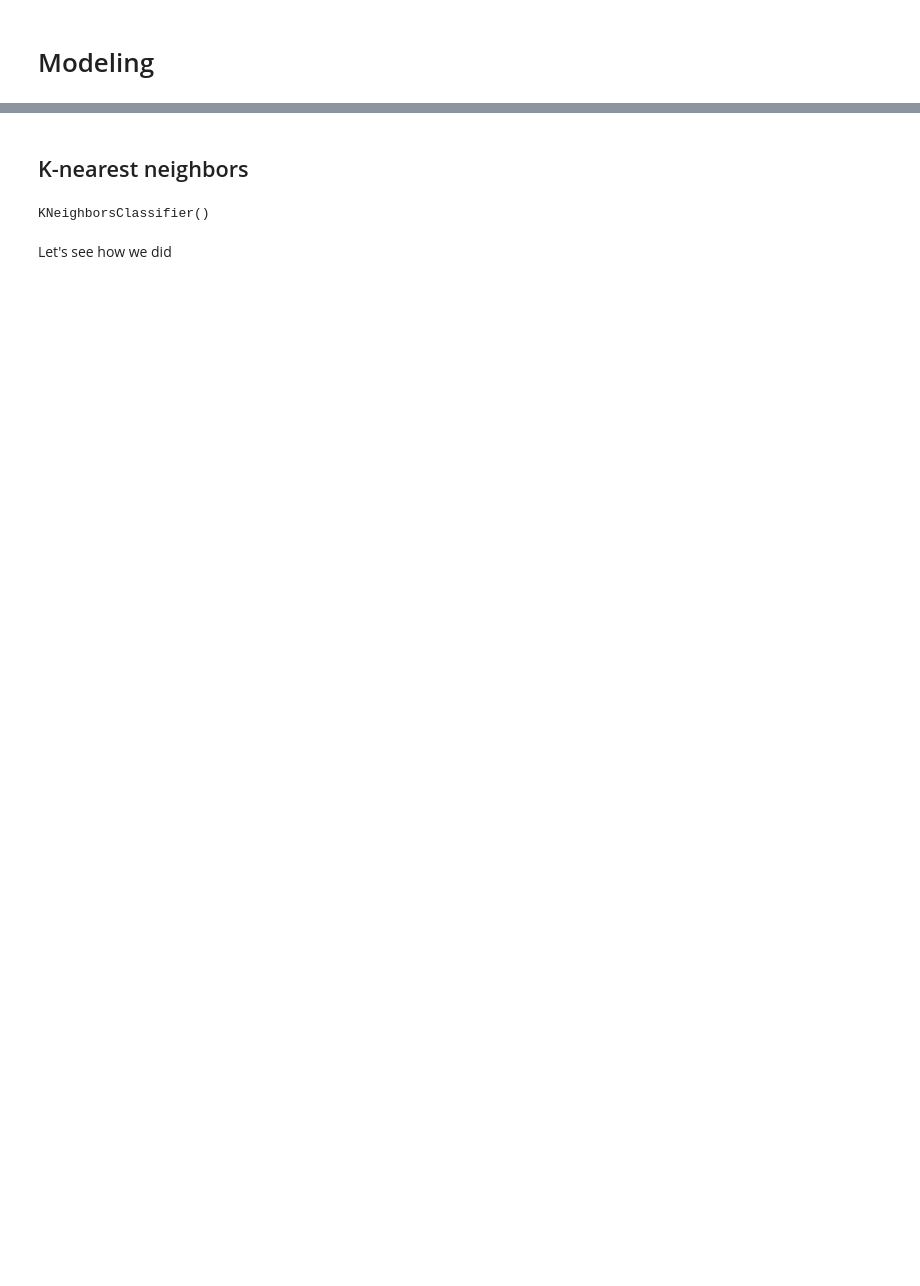
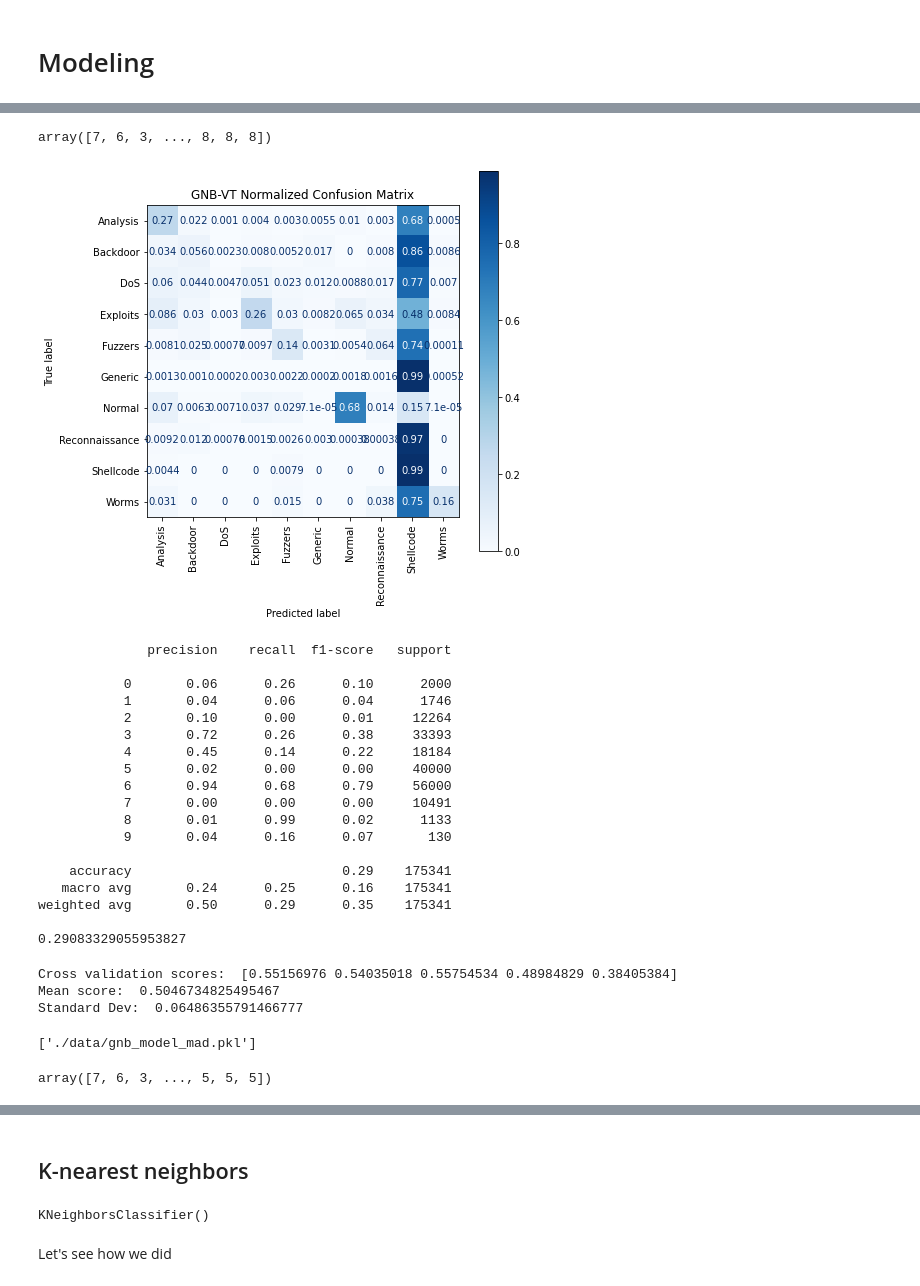
Before and after one commit to pvan1/DATA-606-Capstone, a Jupyter notebook: capstone-phase2.ipynb, the cells around one changed output, grey strips where cells are left out. Cells and saved outputs as stored; diff of their text form; code cells hidden in the pictures; blank space fills up the shorter version.

```diff
--- a/capstone-phase2.ipynb
+++ b/capstone-phase2.ipynb
@@ -140,0 +318,61 @@ def plt_norm_confmat(model, X, y, title, fname=None, labels=None):
+# %%
+#y_pred_gnb_vt = gnb_vt.predict(test_std_vt)
+y_pred_gnb_vt = cross_val_predict(gnb_vt, train_std_vt, y_train, cv=5)  # save the test set for final models
+y_pred_gnb_vt
+# %% [output]
+array([7, 6, 3, ..., 8, 8, 8])
+# %%
+# make sure to use y_train, not y_test since we're using cross_val_predict, not predicting on the test set
+con_mat_gnb_vt = confusion_matrix(y_train, y_pred_gnb_vt)
+#print(con_mat_gnb_vt)
+plt_norm_confmat(gnb_vt, train_std_vt, y_train, 'GNB-VT Normalized Confusion Matrix',
+                 fname='gnb_vt_conf_mat', labels=class_names)
+plt.show()
+class_rep_gnb_vt = classification_report(y_train, y_pred_gnb_vt, zero_division=0)
+rep_dict_gnb_vt = classification_report(y_train, y_pred_gnb_vt, zero_division=0, output_dict=True)
+print(class_rep_gnb_vt)
+acc_gnb_vt = accuracy_score(y_train, y_pred_gnb_vt)
+print(acc_gnb_vt)
+# %% [output]
+[figure, added]
+              precision    recall  f1-score   support
+
+           0       0.06      0.26      0.10      2000
+           1       0.04      0.06      0.04      1746
+           2       0.10      0.00      0.01     12264
+           3       0.72      0.26      0.38     33393
+           4       0.45      0.14      0.22     18184
+           5       0.02      0.00      0.00     40000
+           6       0.94      0.68      0.79     56000
+           7       0.00      0.00      0.00     10491
+           8       0.01      0.99      0.02      1133
+           9       0.04      0.16      0.07       130
+
+    accuracy                           0.29    175341
+   macro avg       0.24      0.25      0.16    175341
+weighted avg       0.50      0.29      0.35    175341
+
+0.29083329055953827
+# %%
+# Median Absolute Deviation selected features
+gnb_mad = GaussianNB()
+gnb_mad.fit(train_std_mad, y_train)
+cv_scores_mad = cross_val_score(gnb_mad, train_std_mad, y_train, cv=5, scoring='accuracy', n_jobs=-1)
+print('Cross validation scores: ', cv_scores_mad)
+print('Mean score: ', cv_scores_mad.mean())
+print('Standard Dev: ', cv_scores_mad.std())
+# %% [output]
+Cross validation scores:  [0.55156976 0.54035018 0.55754534 0.48984829 0.38405384]
+Mean score:  0.5046734825495467
+Standard Dev:  0.06486355791466777
+# %%
+joblib.dump(gnb_mad, './data/gnb_model_mad.pkl')
+#gnb_mad = joblib.load('./data/gnb_model_mad.pkl')
+# %% [output]
+['./data/gnb_model_mad.pkl']
+# %%
+#y_pred_gnb_mad = gnb_mad.predict(test_std_mad)
+y_pred_gnb_mad = cross_val_predict(gnb_mad, train_std_mad, y_train, cv=5)  # save the test set for final models
+y_pred_gnb_mad
+# %% [output]
+array([7, 6, 3, ..., 5, 5, 5])
```
Also changed, not shown: parts of 122 cells of this notebook.
